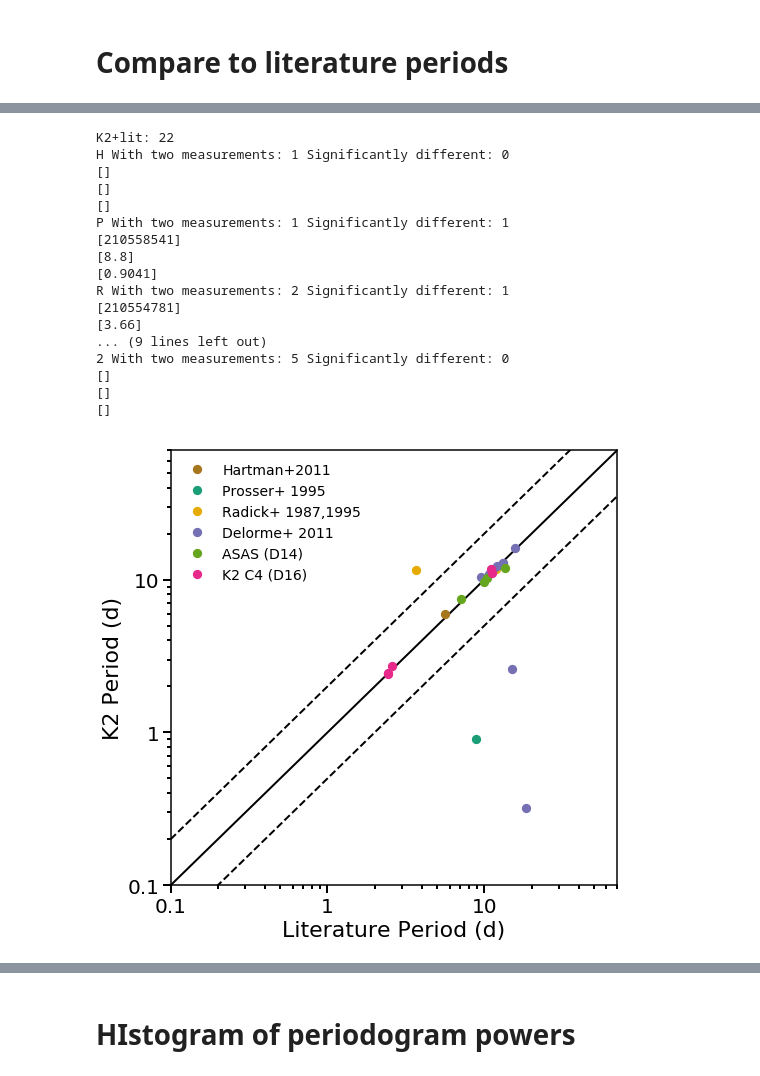
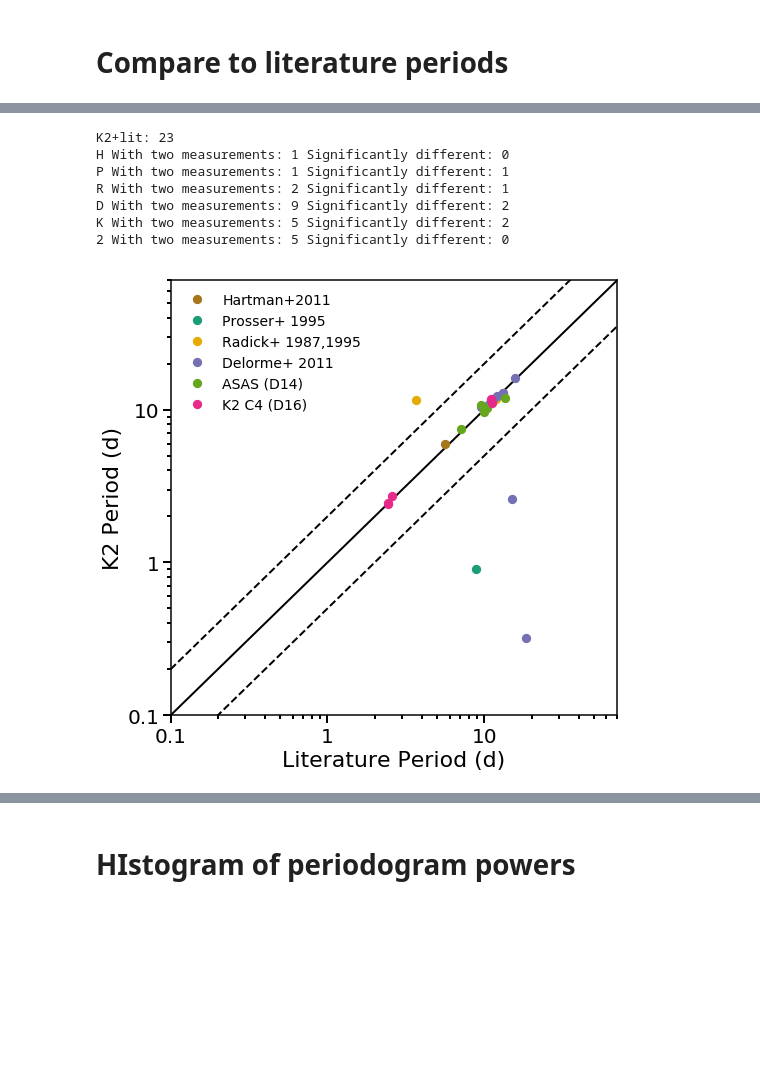
Before and after one commit to stephtdouglas/Hyades_C13, a Jupyter notebook: plots.ipynb, the cells around one changed output, grey strips where cells are left out. Saved outputs shown, nothing was run; the diff lists cells and outputs as text; code cells hidden in the pictures; blank space fills up the shorter version.

```diff
--- a/plots.ipynb
+++ b/plots.ipynb
@@ -189,7 +190,7 @@ for i in potential_new:
     cat_epic = hdat["EPIC_ID"][i]
     k2_loc = np.where(k2_epic==cat_epic)[0]
     if len(k2_loc)>=1:
-        print(i, k2_loc, k2_epic[k2_loc], hdat["EPIC_ID"][i])
+#         print(i, k2_loc, k2_epic[k2_loc], hdat["EPIC_ID"][i])
 
         k2_loc = k2_loc[0]
         if ((k2_quality[k2_loc]==2) and (k2_periods[k2_loc]<0)) | (k2_quality[k2_loc]==3):
@@ -207,7 +208,7 @@ for i in potential_new:
         # If I've flagged that peak as bad, then check my flag for the second highest peak
         # If the second period is good or OK, use that one
         if comments["Q"][k2_loc]==2:
-            if comments["Q2"][k2_loc] in [0,1]:
+            if comments["Q2"][k2_loc] in ["0","1"]:
                 use_period = res["sec_period"][k2_loc]
                 use_power = res["sec_power"][k2_loc]
                 pqual[i] = comments["Q2"][k2_loc]
@@ -217,7 +218,7 @@ for i in potential_new:
         #  is really a second period
         # AND (new criterion) the peaks must be separated by a certain fraction of the dominant peak
         else:
-            if comments["Q2"][k2_loc] in [0,1]:
+            if comments["Q2"][k2_loc] in ["0","1"]:
 
                 delta_pp = abs(res["sec_period"][k2_loc] - use_period)/use_period
 
@@ -229,7 +230,7 @@ for i in potential_new:
             # I only saved the first and second periods/powers in my main table,
             # so have to dig into the table of all significant peaks to pull out
             # the third period/power
-            elif comments["Q3"][k2_loc] in [0,1]:
+            elif comments["Q3"][k2_loc] in ["0","1"]:
                 epic_peaks = np.where(cat_epic==peaks["EPIC"])[0]
                 sorted_heights = np.argsort(peaks["power"][epic_peaks])
                 sorted_periods = peaks["period"][epic_peaks][sorted_heights]
@@ -244,7 +245,7 @@ for i in potential_new:
 
         # Check whether there's already a literature period in my catalog
         # If not, K2 is the dominant period
-        if pflag[i]=="-":
+        if (pflag[i]=="-"):
             pperiods[i] = use_period
             pflag[i] = "3"
 
@@ -923,7 +934,7 @@ plabels = {"D": 'Delorme+ 2011', "K": 'ASAS (D14)', "R": 'Radick+ 1987,1995',
           "3": "K2 C13 (This Work)"}
 
 
-comparison_set = (hdat["PERIOD"]>0) & (pperiods_onlyk2>0) & ((pqual==0) | (pqual==1))
+comparison_set = (hdat["PERIOD"]>0.01) & (pperiods_onlyk2>0.01) & ((pqual==0) | (pqual==1))
 print("K2+lit:",len(np.where(comparison_set)[0]))
 plt.figure(figsize=single_figure)
 ax = plt.subplot(111)
@@ -957,47 +968,37 @@ for s in ['H','P','R','D','K','2']:
     diff_set = np.append(diff_set, np.where(qual)[0][sig_diff_sec])
     print(s,"With two measurements:",len(np.where(qual)[0]),
           "Significantly different:",len(sig_diff))
-    print(qepic[sig_diff])
-    print(pperiods[qual][sig_diff])
-    print(pperiods_onlyk2[qual][sig_diff])
+#     print(qepic[sig_diff])
+#     print(pperiods[qual][sig_diff])
+#     print(pperiods_onlyk2[qual][sig_diff])
 #     ax.plot(pperiods[qual],pperiods_allc5[qual],'o',mfc="none",mec=pcolors[s],
 #             mew=std_mew,ms=std_ms)
 #     ax.plot(pperiods[qual & (pblend==0)],pperiods_allc5[qual & (pblend==0)],'o',
 #             mfc=pcolors[s],mec=pcolors[s],label=plabels[s],ms=std_ms,mew=std_mew)
     ax.plot(pperiods[qual],pperiods_allk2[qual],'o',mec=pcolors[s],
             mew=std_mew,ms=std_ms,mfc=pcolors[s],label=plabels[s])
 ax.set_xlabel("Literature Period (d)",fontsize=22)
 ax.set_ylabel("K2 Period (d)",fontsize=22)
 ax.set_xscale("log")
 ax.set_yscale("log")
 ax.set_xlim(0.1,70)
 ax.set_ylim(0.1,70)
 ax.tick_params(labelsize=20,width=2, length=8)
 ax.tick_params(which="minor",width=2, length=4)
 ax.set_yticklabels(["","0.1","1","10"])
 ax.set_xticklabels(["","0.1","1","10"])
 ax.legend(loc=2,frameon=False, numpoints=1)
 plt.savefig(os.path.expanduser("~/my_papers/hyadesk22/compare_lit_color.eps"),
                                bbox_inches="tight")
 # plt.savefig("/home/stephanie/my_papers/praeK2/fig8.eps", bbox_inches="tight")
 # plt.savefig("/home/stephanie/my_papers/praeK2/fig8.pdf", bbox_inches="tight")
 # plt.savefig("/home/stephanie/my_papers/praeK2/compare_lit_k2sc_litcolor.png", bbox_inches="tight")
 # %% [output]
-K2+lit: 22
+K2+lit: 23
 H With two measurements: 1 Significantly different: 0
-[]
-[]
-[]
 P With two measurements: 1 Significantly different: 1
-[210558541]
-[8.8]
-[0.9041]
 R With two measurements: 2 Significantly different: 1
-[210554781]
-[3.66]
-... (9 lines left out)
+D With two measurements: 9 Significantly different: 2
+K With two measurements: 5 Significantly different: 2
 2 With two measurements: 5 Significantly different: 0
-[]
-[]
-[]
-[figure, old version]
+[figure, new version]
```
Also changed, not shown: parts of 22 cells of this notebook.
